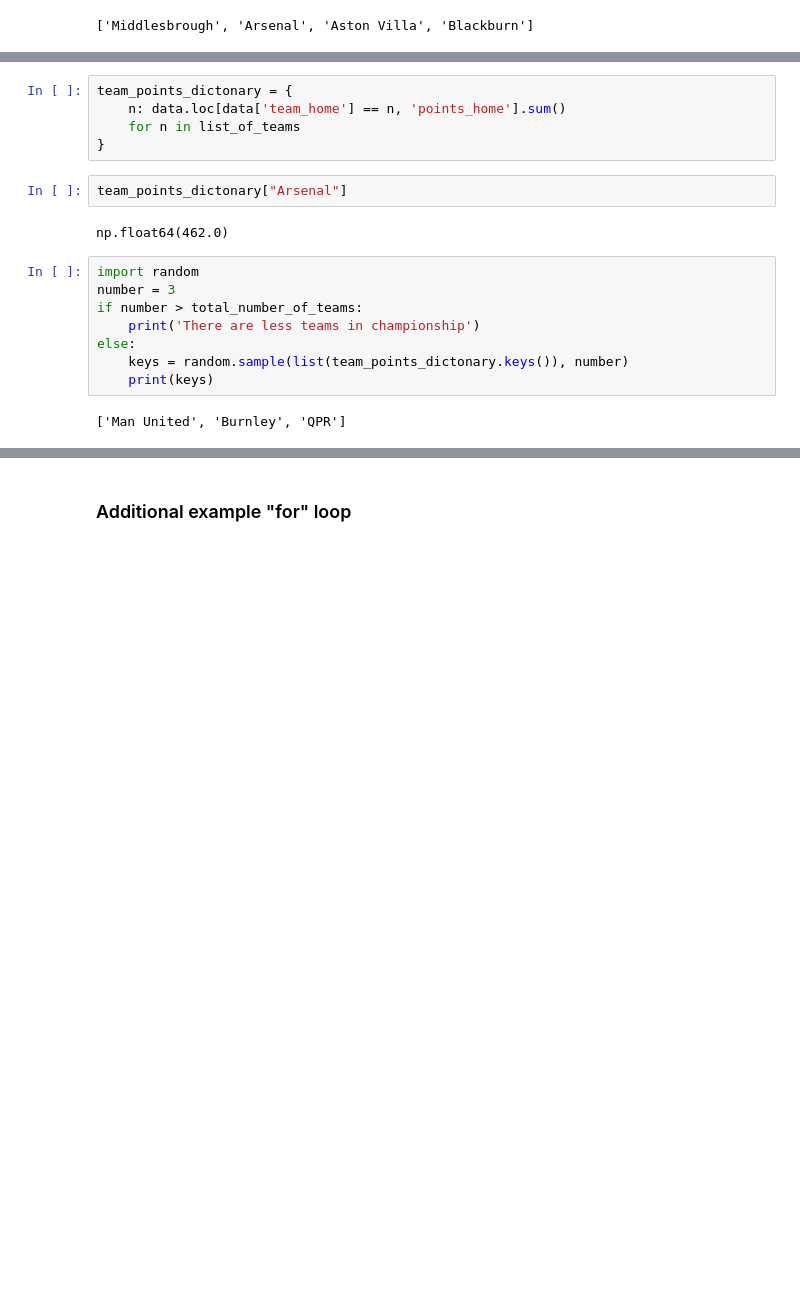
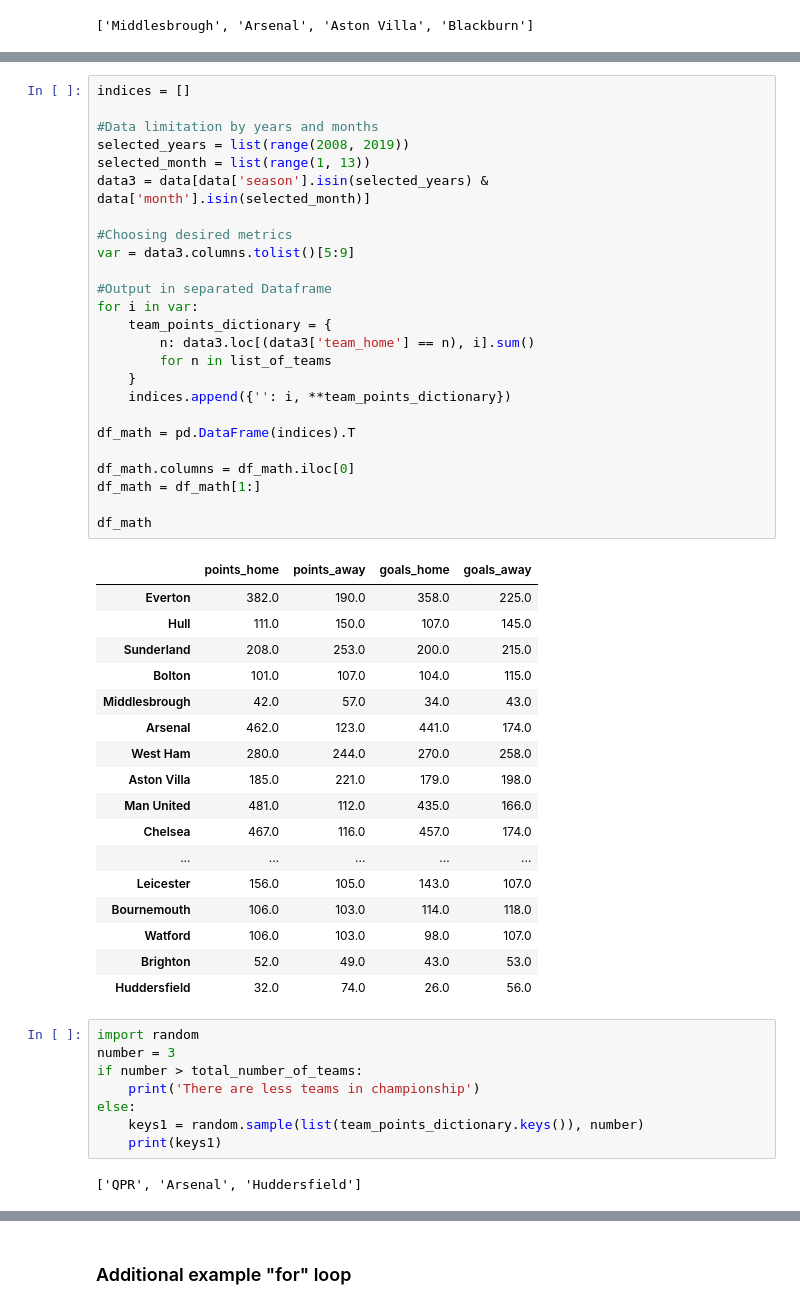
Before and after one commit to Anton21a/HW_Anton_Shestakov, a Jupyter notebook: data.ipynb, the cells around one changed output, grey strips where cells are left out. Drawn from its saved outputs; the diff is of its cells as text; blank space fills up the shorter version.

```diff
--- a/data.ipynb
+++ b/data.ipynb
@@ -153,19 +190,53 @@ teams_with_a
 # %%
-team_points_dictonary = {
-    n: data.loc[data['team_home'] == n, 'points_home'].sum()
-    for n in list_of_teams
-}
+indices = []
+
+#Data limitation by years and months
+selected_years = list(range(2008, 2019))
+selected_month = list(range(1, 13))
+data3 = data[data['season'].isin(selected_years) & data['month'].isin(selected_month)]
+
+#Choosing desired metrics
+var = data3.columns.tolist()[5:9]
+
+#Output in separated Dataframe
+for i in var:
+    team_points_dictionary = {
+        n: data3.loc[(data3['team_home'] == n), i].sum()
+        for n in list_of_teams
+    }
+    indices.append({'': i, **team_points_dictionary})
+
+df_math = pd.DataFrame(indices).T
+
+df_math.columns = df_math.iloc[0]
+df_math = df_math[1:]
+
+df_math
+# %% [output]
+|  | points_home | points_away | goals_home | goals_away |
+| Everton | 382.0 | 190.0 | 358.0 | 225.0 |
+| Hull | 111.0 | 150.0 | 107.0 | 145.0 |
+| Sunderland | 208.0 | 253.0 | 200.0 | 215.0 |
+| Bolton | 101.0 | 107.0 | 104.0 | 115.0 |
+| Middlesbrough | 42.0 | 57.0 | 34.0 | 43.0 |
+| Arsenal | 462.0 | 123.0 | 441.0 | 174.0 |
+| West Ham | 280.0 | 244.0 | 270.0 | 258.0 |
+| Aston Villa | 185.0 | 221.0 | 179.0 | 198.0 |
+| Man United | 481.0 | 112.0 | 435.0 | 166.0 |
+| Chelsea | 467.0 | 116.0 | 457.0 | 174.0 |
+| ... | ... | ... | ... | ... |
+| Leicester | 156.0 | 105.0 | 143.0 | 107.0 |
+| Bournemouth | 106.0 | 103.0 | 114.0 | 118.0 |
+| Watford | 106.0 | 103.0 | 98.0 | 107.0 |
+| Brighton | 52.0 | 49.0 | 43.0 | 53.0 |
+| Huddersfield | 32.0 | 74.0 | 26.0 | 56.0 |
-# %%
-team_points_dictonary["Arsenal"]
-# %% [output]
-np.float64(462.0)
 # %%
 import random
 number = 3
 if number > total_number_of_teams:
     print('There are less teams in championship')
 else:
-    keys = random.sample(list(team_points_dictonary.keys()), number)
-    print(keys)
+    keys1 = random.sample(list(team_points_dictionary.keys()), number)
+    print(keys1)
 # %% [output]
-['Man United', 'Burnley', 'QPR']
+['QPR', 'Arsenal', 'Huddersfield']
```
Also changed, not shown: parts of 35 cells of this notebook.
